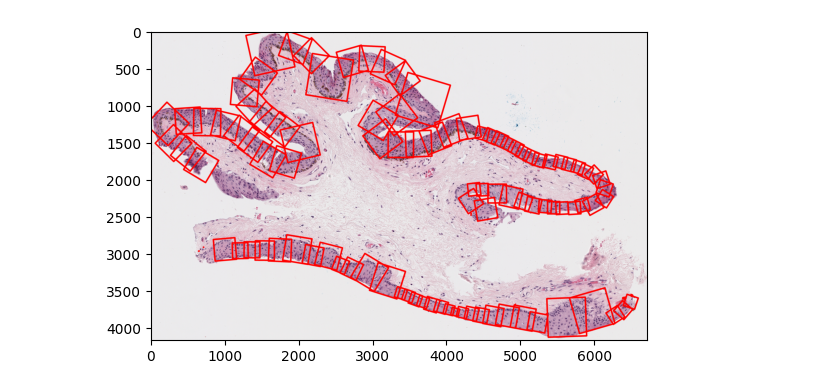
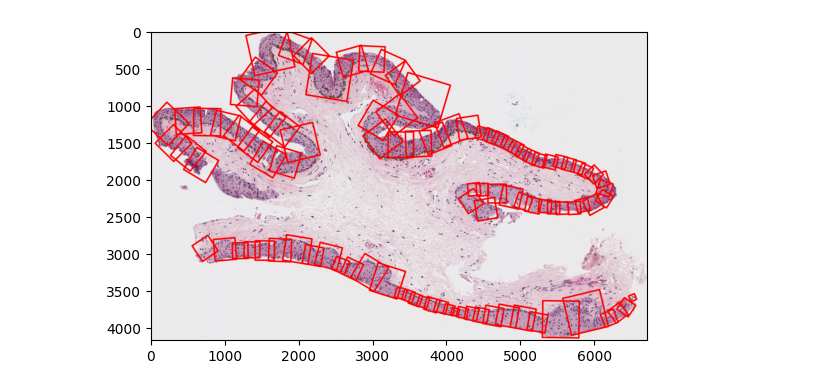
Before and after one commit to arvindkrishna87/STAT390_WI2025, a Jupyter notebook: Presentation 5/Thinkers/Kota Suzuki/kotap5_patching_code.ipynb, the cells around one changed output. Drawn from its saved outputs; the diff is of its cells as text; code cells hidden in the pictures.

Commit message:
finalizing changes to patching algorithm

```diff
--- a/Presentation 5/Thinkers/Kota Suzuki/kotap5_patching_code.ipynb
+++ b/Presentation 5/Thinkers/Kota Suzuki/kotap5_patching_code.ipynb
@@ -105,6 +111,11 @@ for c in range(len(contours)):
     contour_patch_lengths = []
     squares = []
 
+    contour_area = cv2.contourArea(contours[c])
+    side_length = np.sqrt(contour_area)
+    min_patch_length = side_length * 0.05  # squares at least 5% of area
+    max_patch_length = side_length * 0.50
+
     for i, point in enumerate(contour_points):
         point = point.astype(int)
 
@@ -119,6 +130,9 @@ for c in range(len(contours)):
 
         patch_length = int(epithelium_width * extension_factor)
         half_patch_length = patch_length // 2
+
+        if patch_length < min_patch_length or patch_length > max_patch_length:
+            continue
 
         corners = np.array([
             point + (contour_tangents[i] * half_patch_length),
@@ -141,6 +155,9 @@ for c in range(len(contours)):
     selected_patches = []
     selected_patch_lengths = []
     for i, point in enumerate(contour_points):
+        if i >= len(all_patches[c]):  # Ensure index is in range
+            continue
+
         current_patch = all_patches[c][i]
         current_patch_length = all_patch_lengths[c][i]
         if not any(patch_overlap(current_patch, ith_selected_patch) > overlap_threshold \
@@ -170,34 +187,34 @@ number_of_patch_mask_pixels = np.count_nonzero(patch_mask > 0)
 covered_epithelium_pixels = np.count_nonzero((patch_mask > 0) & (epithelium_mask_2D > 0))
 covered_background_pixels = np.count_nonzero((patch_mask > 0) & (epithelium_mask_2D == 0))
 
 total_epithelium_coverage = (covered_epithelium_pixels / total_epithelium_pixels*100)
 background_pixel_percent = (covered_background_pixels / number_of_patch_mask_pixels*100)
 score = weight_epithelium_coverage*total_epithelium_coverage + weight_background_pixels*(100 - background_pixel_percent)
 
 # Exporting performance metrics and parameter values
 metrics = pd.DataFrame({'Metric':['total_epithelium_coverage', 'background_pixel_percent',
                        'score', 'extension_factor', 'step_size',
                        'max_width', 'overlap_threshold'],
               'Value':[total_epithelium_coverage, background_pixel_percent, score,
                extension_factor, step_size, max_width, overlap_threshold]})
 
 metrics.to_csv(metrics_file_name, index=False)
 
 # Exporting patch lengths
 max_length = max(len(contour_patch_lengths) for contour_patch_lengths in all_selected_patch_lengths)
 
 padded_list = [contour_patch_lengths + [''] * (max_length - len(contour_patch_lengths)) \
                for contour_patch_lengths in all_selected_patch_lengths]
 
 transposed_list = list(map(list, zip(*padded_list)))
 
 with open(patch_length_filename, mode='w', newline='') as file:
     writer = csv.writer(file)
     writer.writerows(transposed_list)
 
 plt.imshow(selected_patches_on_slice);
 # %% [output]
-[figure, old version]
+[figure, new version]
 # %%
 print(f"Total Coverage: {total_epithelium_coverage:.2f}%")
 print(f"Background Pixel Percentage: {background_pixel_percent:.2f}%")
```
Also changed, not shown: parts of 2 cells of this notebook, 4 other files.
